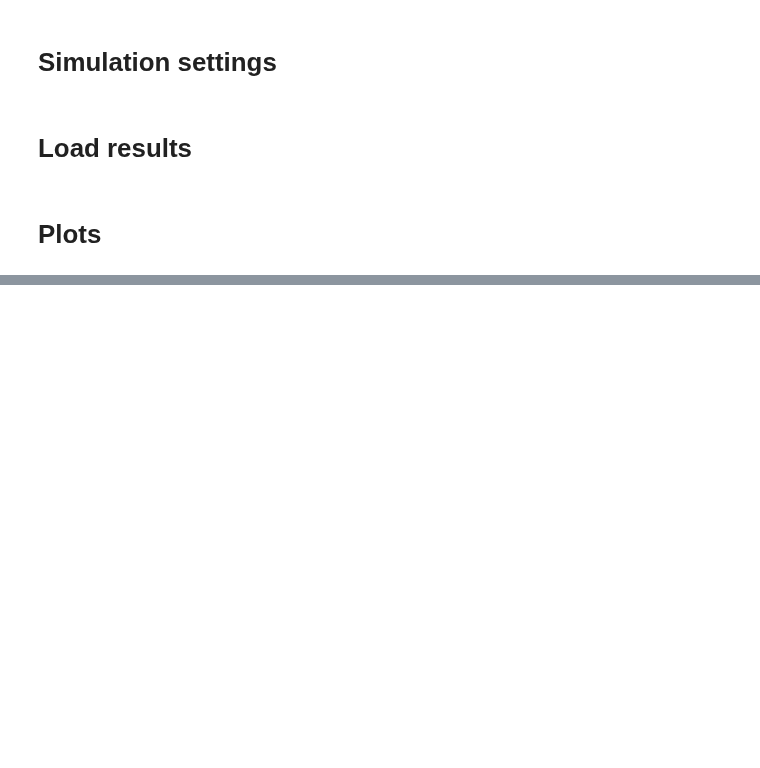
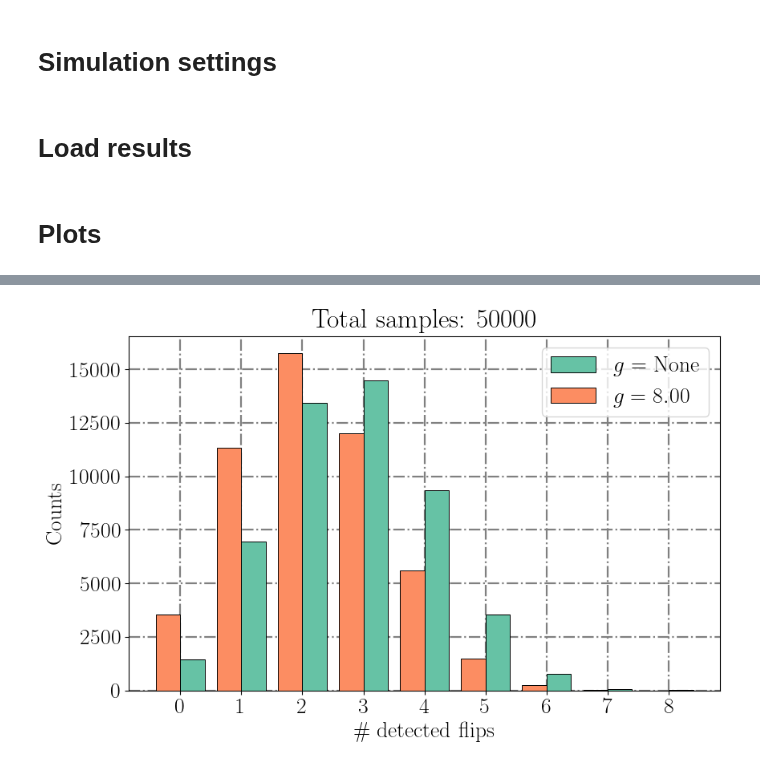
Before and after one commit to Fradm98/qs-qh, a Jupyter notebook: src/notebooks/Z2/Gauge dynamical decoupling quantification.ipynb, the cells around one changed output, grey strips where cells are left out. Cells and saved outputs as stored; diff of their text form; code cells hidden in the pictures; blank space fills up the shorter version.

```diff
--- a/src/notebooks/Z2/Gauge dynamical decoupling quantification.ipynb
+++ b/src/notebooks/Z2/Gauge dynamical decoupling quantification.ipynb
@@ -273,0 +183,11 @@ plot_nflips_comparison(this_depth_samples_dicts, pops, g_arr, circs_layout, f"ga
+# %%
+from utils.plotting import plot_nflips_comparison
+
+depth_index = 10
+
+pops = postselection_operators(L, x_basis)
+this_depth_samples_dicts = [samples_dicts[0][0][depth_index], samples_dicts[0][1][depth_index]]
+circs_layout = [circ.layout.final_index_layout() for circ in [circuits[0][1], circuits[1][1]]]
+plot_nflips_comparison(this_depth_samples_dicts, pops, g_arr, circs_layout, f"gauge_dd_uniform_nflips_comparison_maxt_{final_time}_steps_{steps}_L_{L}_J_{J:.04f}_h_{h:.04f}_lamb_{lamb:.04f}_g_{g_arr[0]}_{g_arr[1]}_pp_{particle_pair_left_position}_pl_{particle_pair_length}_dc_{sampler_options["dynamical_decoupling"]["sequence_type"]}_twirling_{sampler_options["twirling"]["enable_gates"]}_xbasis_{x_basis}.png")
+# %% [output]
+[figure, added]
```
Also changed, not shown: parts of 11 cells of this notebook, 43 other files.
